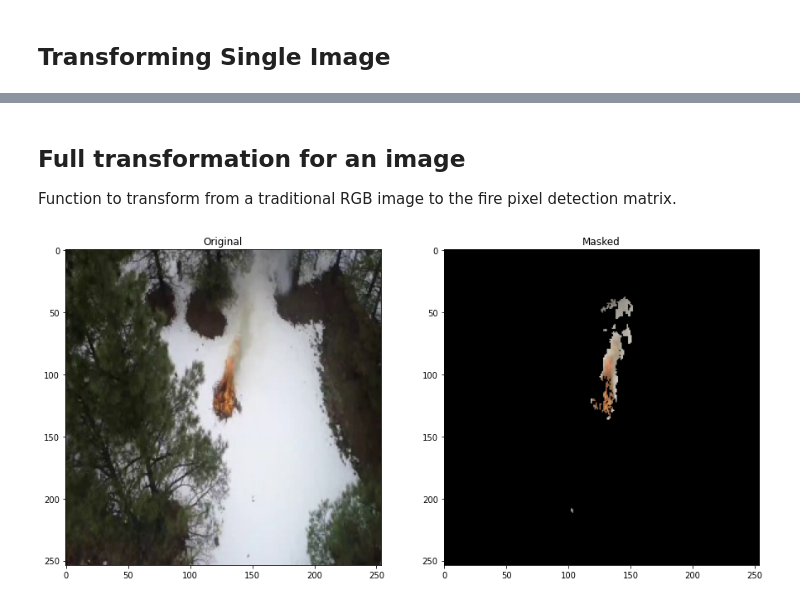
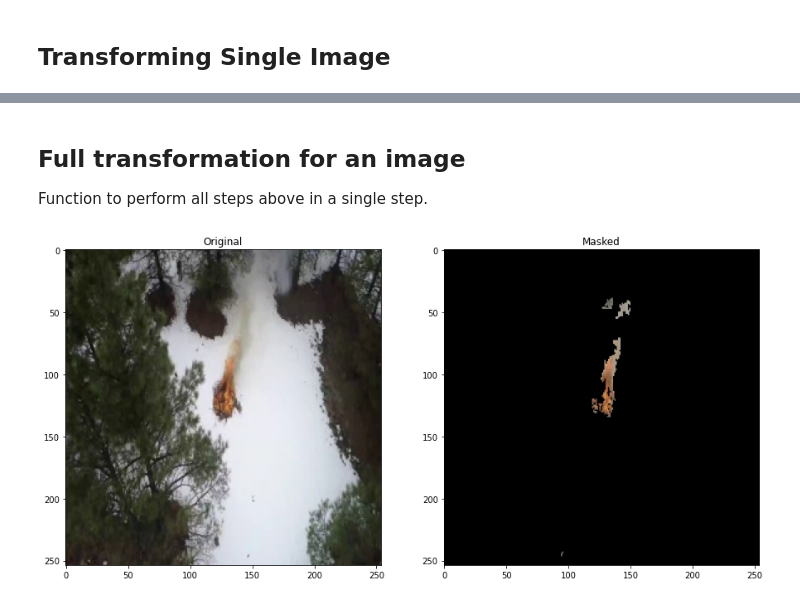
Before and after one commit to Loptt/forest-fire-detector, a Jupyter notebook: image_analysis.ipynb, the cells around one changed output, grey strips where cells are left out. Saved outputs shown, nothing was run; the diff lists cells and outputs as text; code cells hidden in the pictures.

```diff
--- a/image_analysis.ipynb
+++ b/image_analysis.ipynb
@@ -40,0 +57,9 @@ for channel_id, c in zip(channel_ids, colors):
+# %%
+img_enc = enhance_brightness(img, 1.5)
+
+fig, (ax1, ax2) = plt.subplots(1, 2)
+fig.set_size_inches(15, 15)
+ax1.imshow(img)
+ax1.title.set_text("Original")
+ax2.imshow(img_enc)
+ax2.title.set_text("Enhanced")
@@ -41,2 +70,2 @@ for channel_id, c in zip(channel_ids, colors):
 # %%
-img_lab = color.rgb2lab(img)
+img_lab = color.rgb2lab(img_enc)
@@ -118,5 +157,5 @@ def clean_small(mat, threshold):
 # %%
-r_cleaned = clean_small(r_and, 20)
+r_cleaned = clean_small(r_and, 0)
 # %%
 def apply_mask(img, mask):
     masked = np.copy(img)
@@ -134,10 +173,11 @@ plt.imshow(img_masked)
 # %% [markdown]
 ## Full transformation for an image
-Function to transform from a traditional RGB image to the fire pixel detection matrix.
+Function to perform all steps above in a single step.
 # %%
 
-def full_transform(img_rgb, threshold):
-    img_lab = color.rgb2lab(img_rgb)
+def full_transform(img_rgb, enhance, threshold):
+    img_enc = enhance_brightness(img_rgb, enhance)
+    img_lab = color.rgb2lab(img_enc)
     l_m = calculate_mean_channel(img_lab, 0)
     a_m = calculate_mean_channel(img_lab, 1)
     b_m = calculate_mean_channel(img_lab, 2)
@@ -153,13 +193,13 @@ def full_transform(img_rgb, threshold):
     return apply_mask(img_rgb, r_cleaned)
 # %%
 img = io.imread("data/Training/Fire/resized_frame3.jpg")
-masked = full_transform(img, 20)
+masked = full_transform(img, enhance=1.5, threshold=20)
 
 fig, (ax1, ax2) = plt.subplots(1, 2)
 fig.set_size_inches(15, 15)
 ax1.imshow(img)
 ax1.title.set_text("Original")
 ax2.imshow(masked)
 ax2.title.set_text("Masked")
 # %% [output]
-[figure, old version]
+[figure, new version]
```
Also changed, not shown: parts of 17 cells of this notebook.
